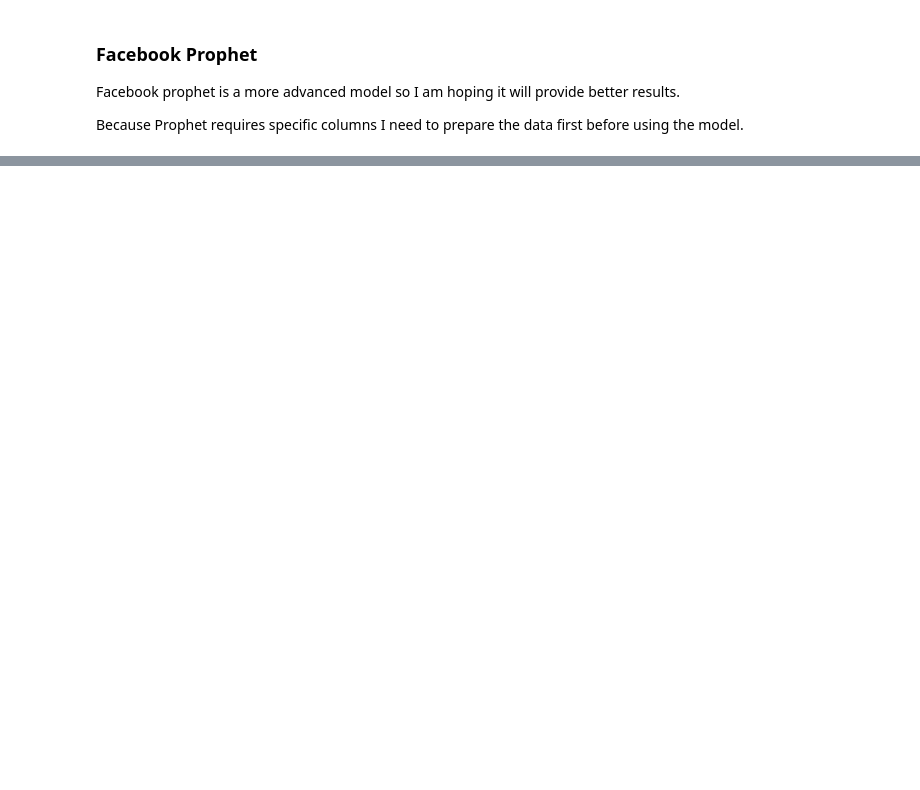
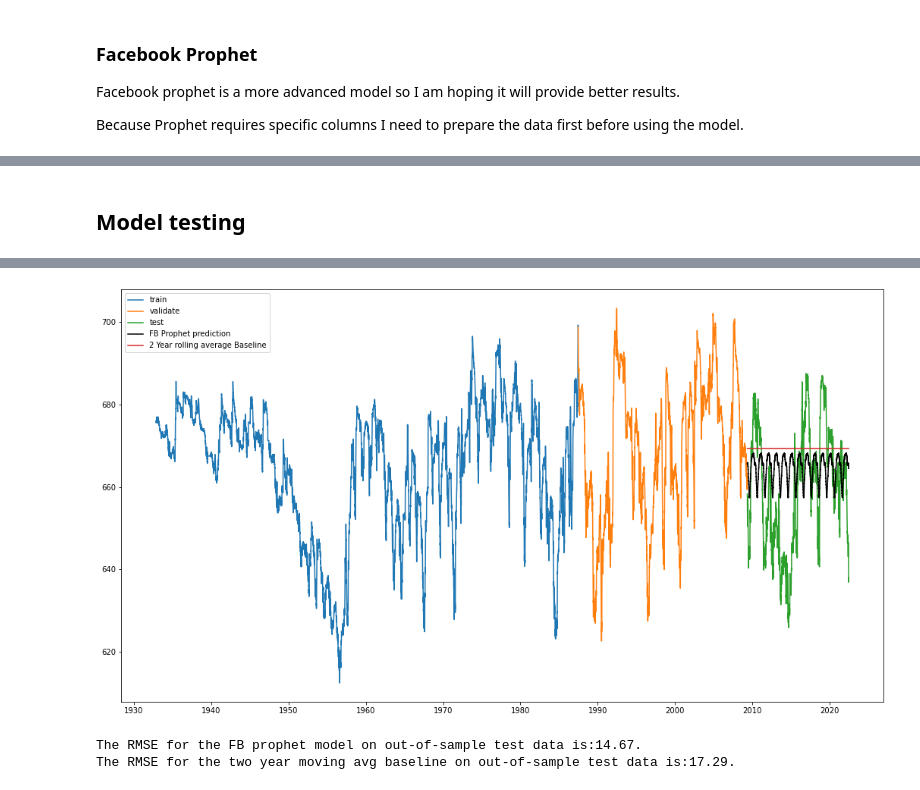
Before and after one commit to AndrewRachuig/edwards_aquifer_project, a Jupyter notebook: final_report_aquifer_project.ipynb, the cells around one changed output, grey strips where cells are left out. Saved outputs shown, nothing was run; the diff lists cells and outputs as text; code cells hidden in the pictures; blank space fills up the shorter version.

```diff
--- a/final_report_aquifer_project.ipynb
+++ b/final_report_aquifer_project.ipynb
@@ -417,0 +459,6 @@ model.prophet_modeling(train, validate, train_for_prophet, eval_df)
+# %% [markdown]
+## Model testing
+# %%
+# Testing the facebook prophet model on out of sample test data, visualizing the predictions and printing RMSE results.
+model.mod_prophet_testing(train, validate, test, train_for_prophet)
+# %% [output]
@@ -417,0 +467,3 @@ model.prophet_modeling(train, validate, train_for_prophet, eval_df)
+[figure, added]
+The RMSE for the FB prophet model on out-of-sample test data is:14.67.
+The RMSE for the two year moving avg baseline on out-of-sample test data is:17.29.
```
Also changed, not shown: parts of 20 cells of this notebook, 1 other file.
